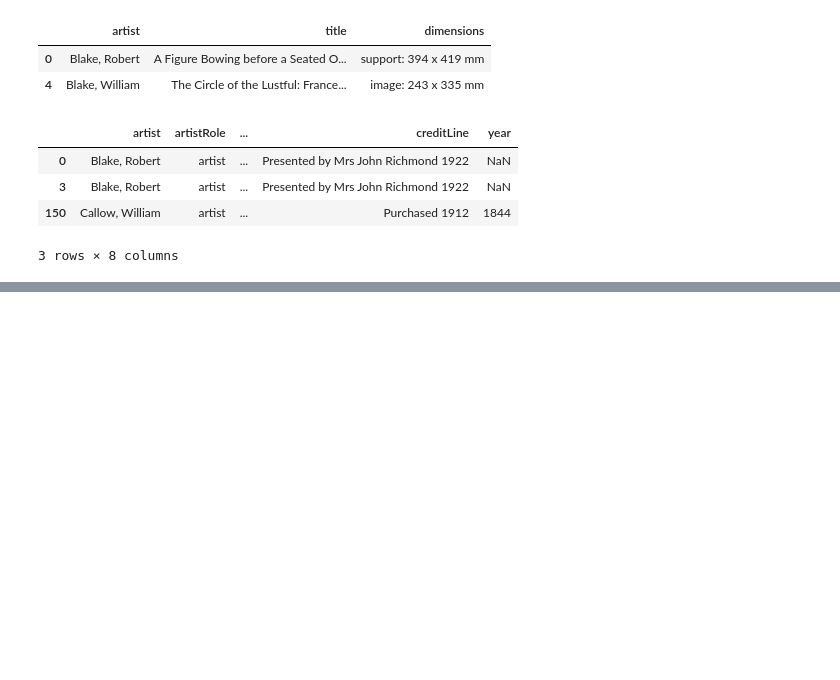
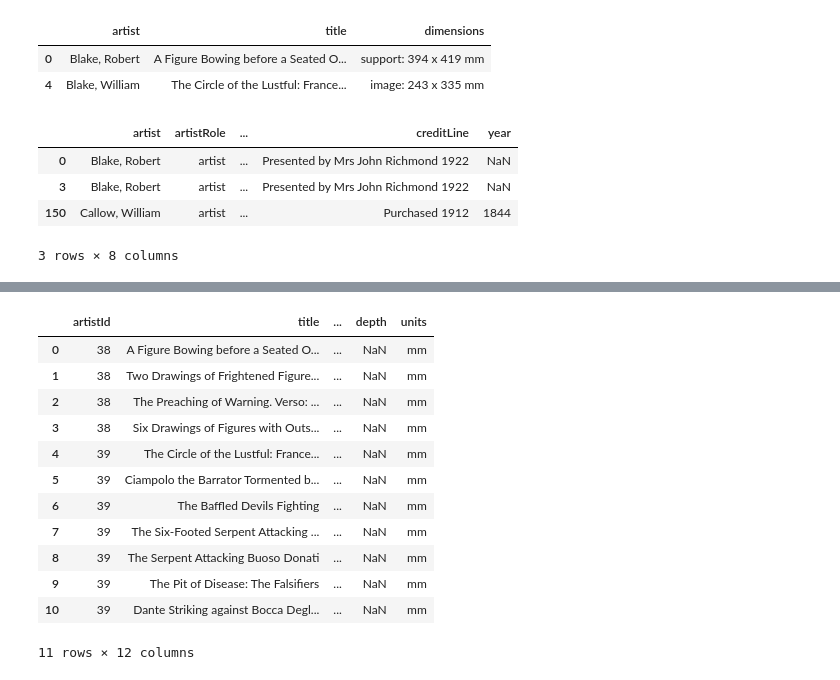
Before and after one commit to Kinetics20/Data_Science_notes, a Jupyter notebook: notebooks/kaggle/winemag.ipynb, the cells around one changed output, grey strips where cells are left out. Drawn from its saved outputs; the diff is of its cells as text; code cells hidden in the pictures; blank space fills up the shorter version.

```diff
--- a/notebooks/kaggle/winemag.ipynb
+++ b/notebooks/kaggle/winemag.ipynb
@@ -195,0 +219,16 @@ Name: 0, dtype: object
+# %%
+reviews.loc[:10,'artistId':'units']
+# %% [output]
+|  | artistId | title | ... | depth | units |
+| 0 | 38 | A Figure Bowing before a Seated O... | ... | NaN | mm |
+| 1 | 38 | Two Drawings of Frightened Figure... | ... | NaN | mm |
+| 2 | 38 | The Preaching of Warning. Verso: ... | ... | NaN | mm |
+| 3 | 38 | Six Drawings of Figures with Outs... | ... | NaN | mm |
+| 4 | 39 | The Circle of the Lustful: France... | ... | NaN | mm |
+| 5 | 39 | Ciampolo the Barrator Tormented b... | ... | NaN | mm |
+| 6 | 39 | The Baffled Devils Fighting | ... | NaN | mm |
+| 7 | 39 | The Six-Footed Serpent Attacking ... | ... | NaN | mm |
+| 8 | 39 | The Serpent Attacking Buoso Donati | ... | NaN | mm |
+| 9 | 39 | The Pit of Disease: The Falsifiers | ... | NaN | mm |
+| 10 | 39 | Dante Striking against Bocca Degl... | ... | NaN | mm |
+11 rows × 12 columns
```
Also changed, not shown: parts of 20 cells of this notebook, 1 other file.
